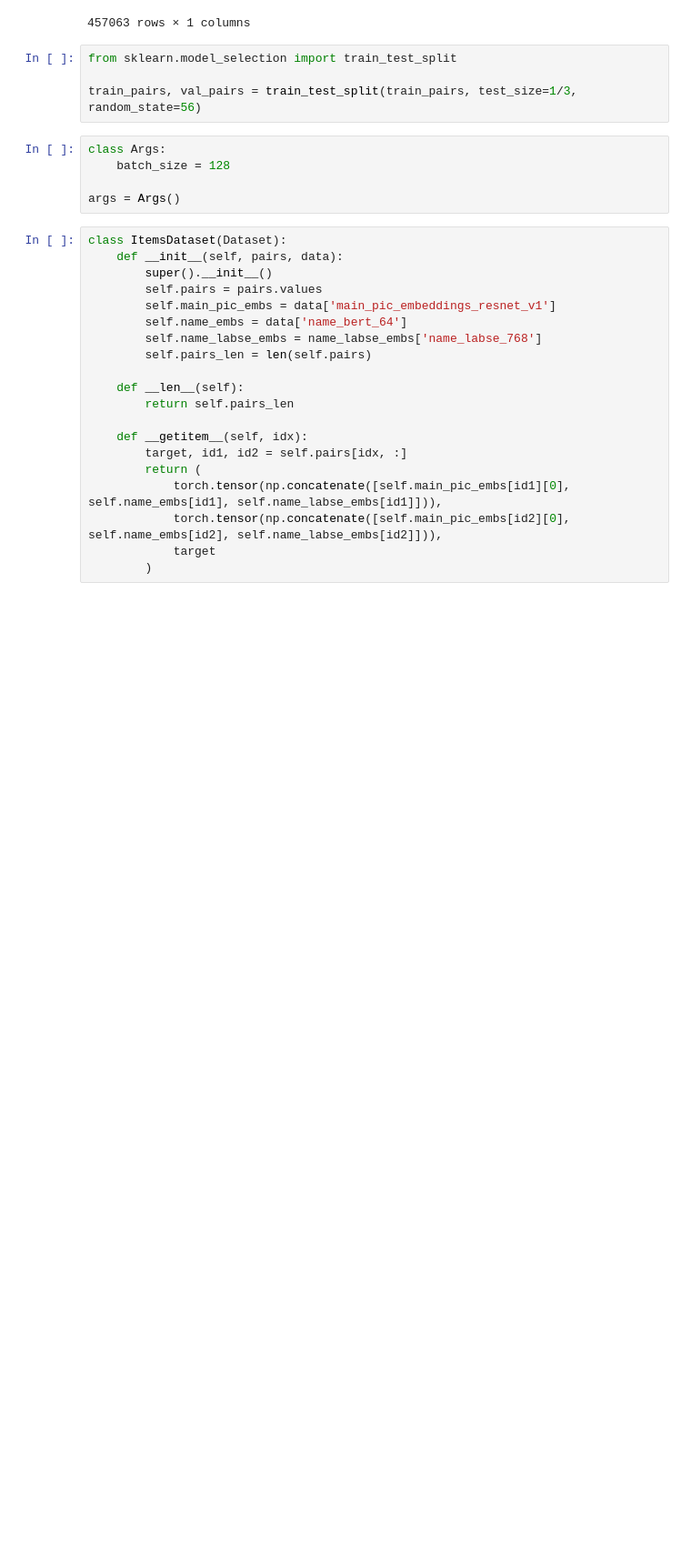
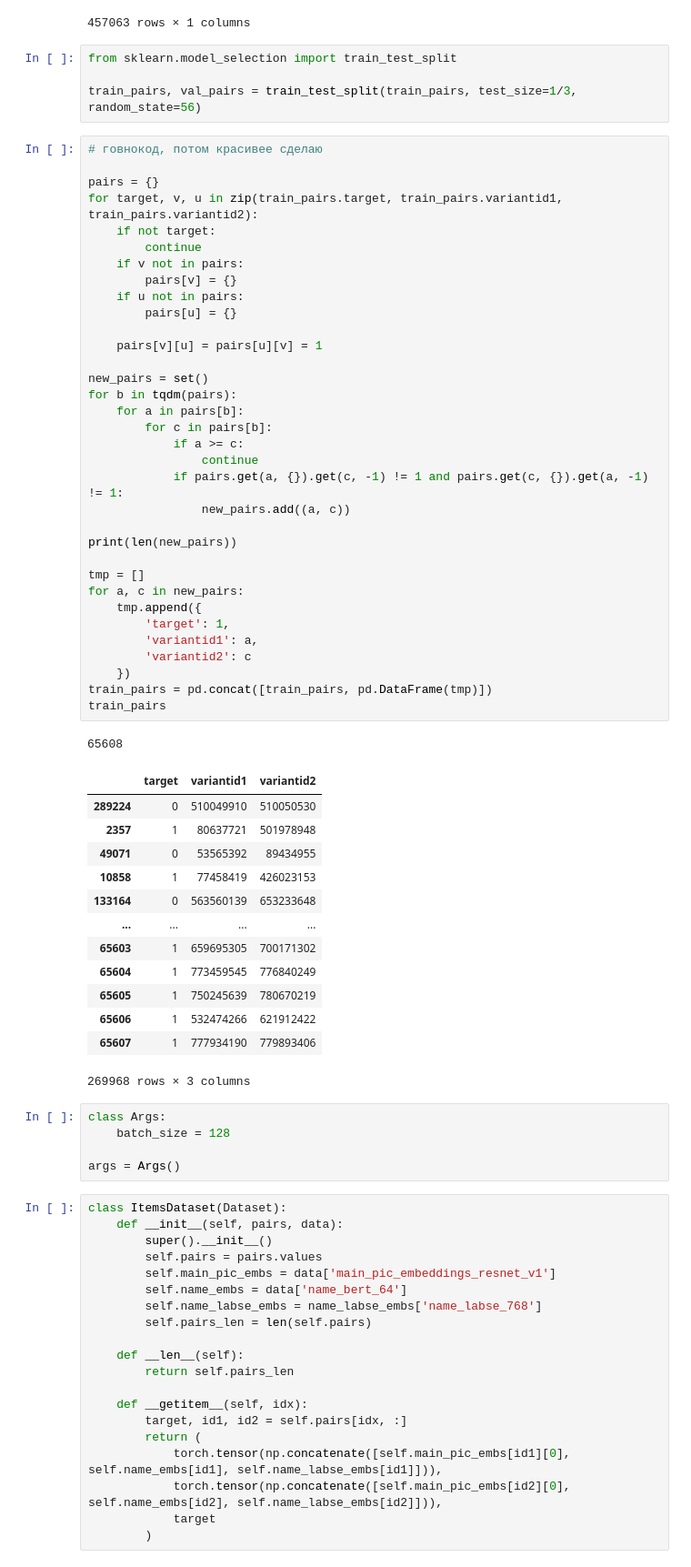
Before and after one commit to Technolog796/ozon-hack-2023, a Jupyter notebook: pairs_neuro.ipynb, the cells around one changed output. Shown at 91% size. Cells and saved outputs as stored; diff of their text form; blank space fills up the shorter version.

```diff
--- a/pairs_neuro.ipynb
+++ b/pairs_neuro.ipynb
@@ -81,6 +83,55 @@ name_labse_embs
 from sklearn.model_selection import train_test_split
 
 train_pairs, val_pairs = train_test_split(train_pairs, test_size=1/3, random_state=56)
+# %%
+# говнокод, потом красивее сделаю
+
+pairs = {}
+for target, v, u in zip(train_pairs.target, train_pairs.variantid1, train_pairs.variantid2):
+    if not target:
+        continue
+    if v not in pairs:
+        pairs[v] = {}
+    if u not in pairs:
+        pairs[u] = {}
+
+    pairs[v][u] = pairs[u][v] = 1
+
+new_pairs = set()
+for b in tqdm(pairs):
+    for a in pairs[b]:
+        for c in pairs[b]:
+            if a >= c:
+                continue
+            if pairs.get(a, {}).get(c, -1) != 1 and pairs.get(c, {}).get(a, -1) != 1:
+                new_pairs.add((a, c))
+
+print(len(new_pairs))
+
+tmp = []
+for a, c in new_pairs:
+    tmp.append({
+        'target': 1,
+        'variantid1': a,
+        'variantid2': c
+    })
+train_pairs = pd.concat([train_pairs, pd.DataFrame(tmp)])
+train_pairs
+# %% [output]
+65608
+|  | target | variantid1 | variantid2 |
+| 289224 | 0 | 510049910 | 510050530 |
+| 2357 | 1 | 80637721 | 501978948 |
+| 49071 | 0 | 53565392 | 89434955 |
+| 10858 | 1 | 77458419 | 426023153 |
+| 133164 | 0 | 563560139 | 653233648 |
+| ... | ... | ... | ... |
+| 65603 | 1 | 659695305 | 700171302 |
+| 65604 | 1 | 773459545 | 776840249 |
+| 65605 | 1 | 750245639 | 780670219 |
+| 65606 | 1 | 532474266 | 621912422 |
+| 65607 | 1 | 777934190 | 779893406 |
+269968 rows × 3 columns
 # %%
 class Args:
     batch_size = 128
```
Also changed, not shown: parts of 23 cells of this notebook.
